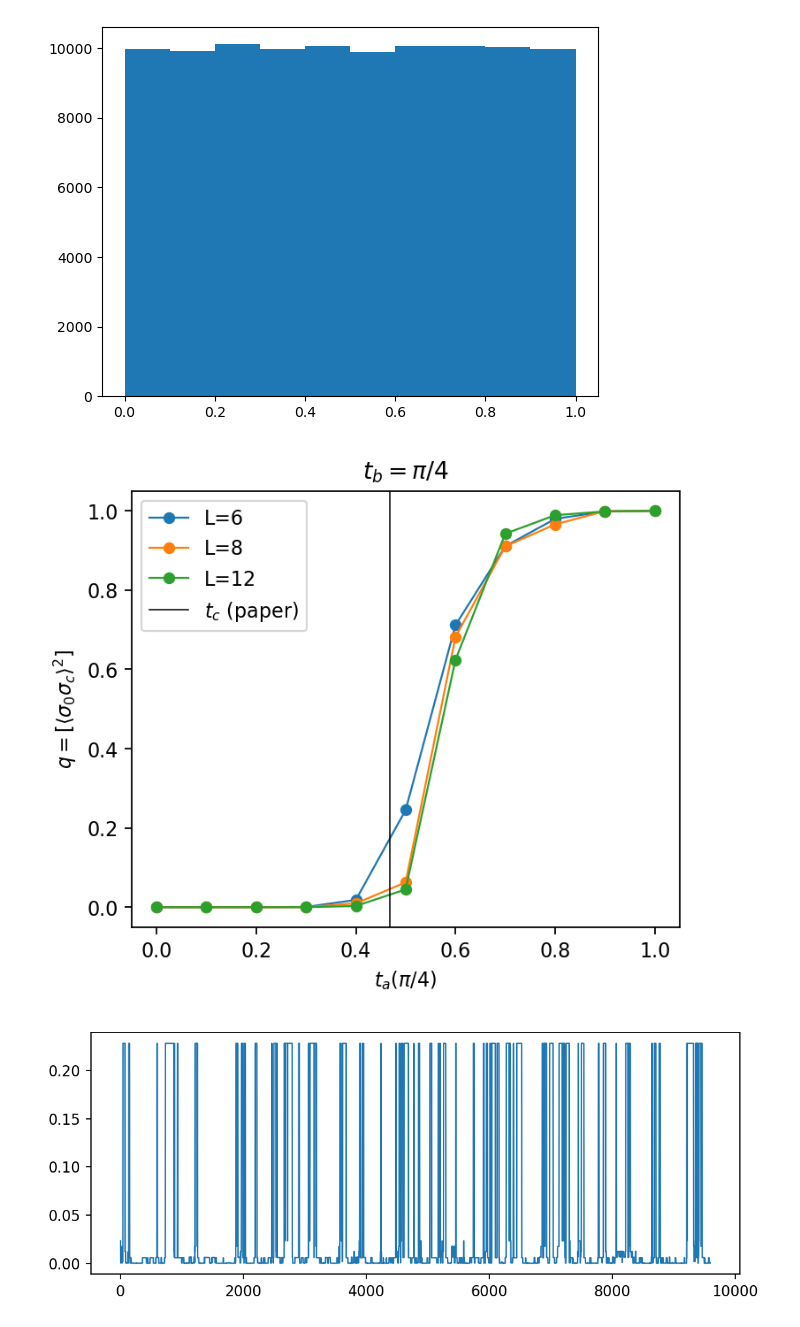
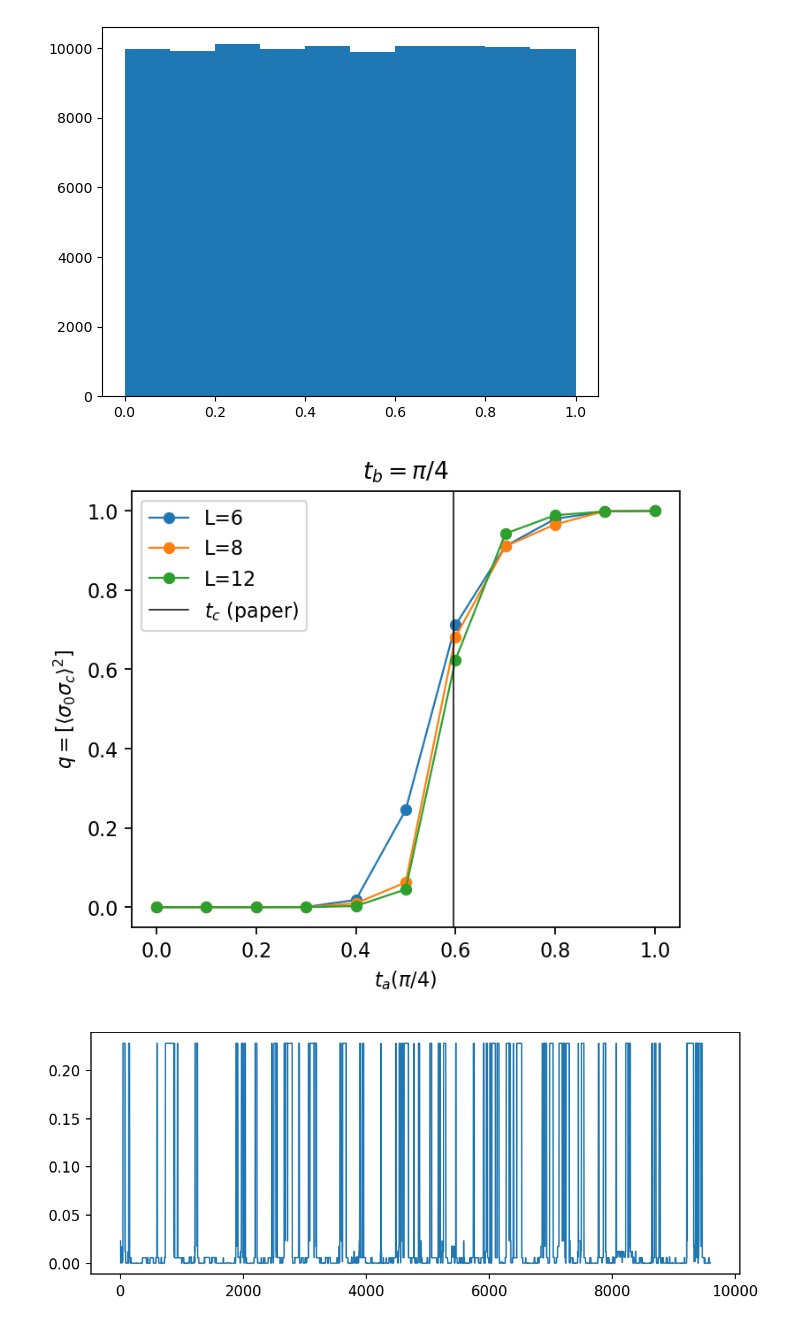
Before and after one commit to j9263178/toric-code, a Jupyter notebook: plots.ipynb, the cells around one changed output. Drawn from its saved outputs; the diff is of its cells as text; code cells hidden in the pictures.

```diff
--- a/plots.ipynb
+++ b/plots.ipynb
@@ -15,40 +15,40 @@ plt.show()
 # %%
 import numpy as np
 import matplotlib.pyplot as plt
 
 def weighted_sum(ps, obs):
     return np.sum(ps*obs)/np.sum(ps)
 
 ta = np.linspace(0,1,11)
 L6 = []
 L8 = []
 L12 = []
 for a in ["0.0","0.1","0.2","0.3","0.4","0.5","0.6","0.7","0.8","0.9","1.0"]:
-    data = np.load("EA2_"+a+".npy")
-    ps = np.load("p2_"+a+".npy")
+    data = np.load("datas/EA2_"+a+".npy")
+    ps = np.load("datas/p2_"+a+".npy")
     # L6.append(np.average((data/ps)**2))
     L6.append(weighted_sum(ps, (data/ps)**2))
-    data = np.load("EA_L8_"+a+".npy")
-    ps = np.load("p_L8_"+a+".npy")
+    data = np.load("datas/EA_L8_"+a+".npy")
+    ps = np.load("datas/p_L8_"+a+".npy")
     # L8.append(np.average((data/ps)**2))
     L8.append(weighted_sum(ps, (data/ps)**2))
 
-    data = np.load("EA_L12_"+a+".npy")
-    ps = np.load("p_L12_"+a+".npy")
+    data = np.load("datas/EA_L12_"+a+".npy")
+    ps = np.load("datas/p_L12_"+a+".npy")
     L12.append(weighted_sum(ps, (data/ps)**2))
 
 fig, ax = plt.subplots(figsize=(5,4), dpi = 160)
 plt.title(r'$t_b = \pi/4$')
 plt.plot(ta, L6, marker = 'o', markersize = 5, lw = 1, label = r"L=6")
 plt.plot(ta, L8, marker = 'o', markersize = 5, lw = 1, label = r"L=8")
 plt.plot(ta, L12, marker = 'o', markersize = 5, lw = 1, label = r"L=12")
-plt.axvline(x = 0.149*np.pi, color = 'k', lw = 0.7, label = r"$t_c$ (paper)")
+plt.axvline(x = 0.149*4, color = 'k', lw = 0.7, label = r"$t_c$ (paper)")
 plt.legend()
 plt.xlabel(r'$t_a (\pi/4)$')
 plt.ylabel(r'$q = [\langle \sigma_0 \sigma_c \rangle^2]$')
 plt.show()
 # %% [output]
-[figure, old version]
+[figure, new version]
 # %%
 # data = np.load("EA_L12_1.0.npy")
 ps = np.load("p2_0.8.npy")
```
Also changed, not shown: parts of 1 cell of this notebook, 8 other files.
